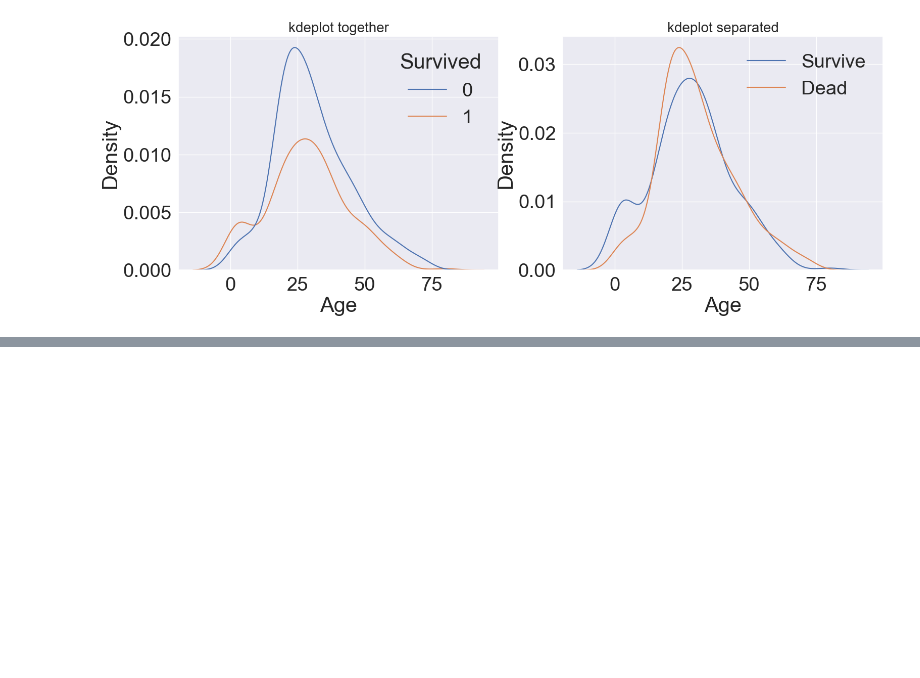
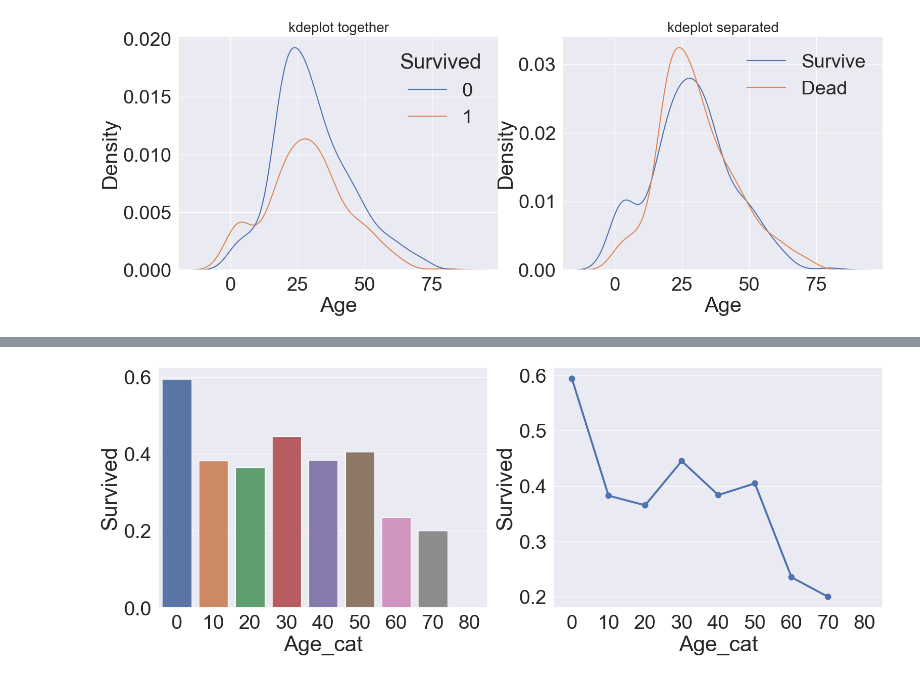
Before and after one commit to JW-Namsta/Kaggle_Study, a Jupyter notebook: Titanic/TItanic_copy_3.ipynb, the cells around one changed output, grey strips where cells are left out. Drawn from its saved outputs; the diff is of its cells as text; code cells hidden in the pictures; blank space fills up the shorter version.

```diff
--- a/Titanic/TItanic_copy_3.ipynb
+++ b/Titanic/TItanic_copy_3.ipynb
@@ -219,0 +274,4 @@ plt.show()
+# %%
+df_cut = df_train.copy()
+df_cut['Age_cat'] = pd.cut(df_train['Age'],bins=list(range(0,100,10)),labels=list(range(0,90,10)))
+df_cut
@@ -219,0 +292,16 @@ plt.show()
+# %%
+f,ax = plt.subplots(1,2,figsize=(18,6))
+
+sns.barplot(data=df_cut,x='Age_cat',y='Survived',ci=None, ax=ax[0])
+sns.pointplot(data=df_cut,x='Age_cat',y='Survived',ci=None, ax=ax[1], annot=True) # ,markers=True, markersize=5
+
+################################ lineplot, pointplot에서 annot 어떻게 해?
+# for p in ax[1].patches:
+#     ##### annot
+#     ax[1].annotate("%.0f" % p.get_height(), (p.get_x() + p.get_width()/2., p.get_height() - 15),
+#        ha='center', va='center', fontsize=20, color='black', xytext=(0, 10),
+#        textcoords='offset points')
+
+plt.show()
+# %% [output]
+[figure, added]
```
Also changed, not shown: parts of 5 cells of this notebook, 1 other file.
